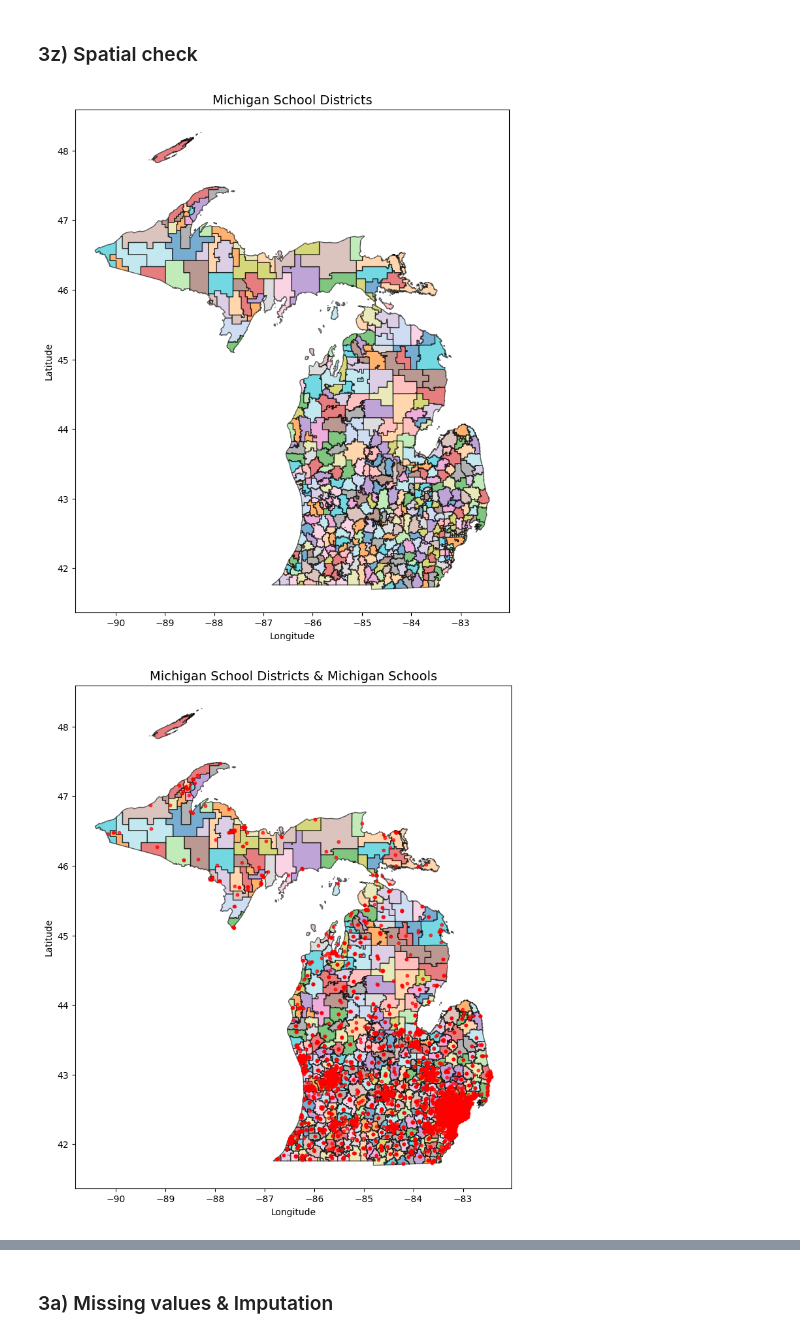
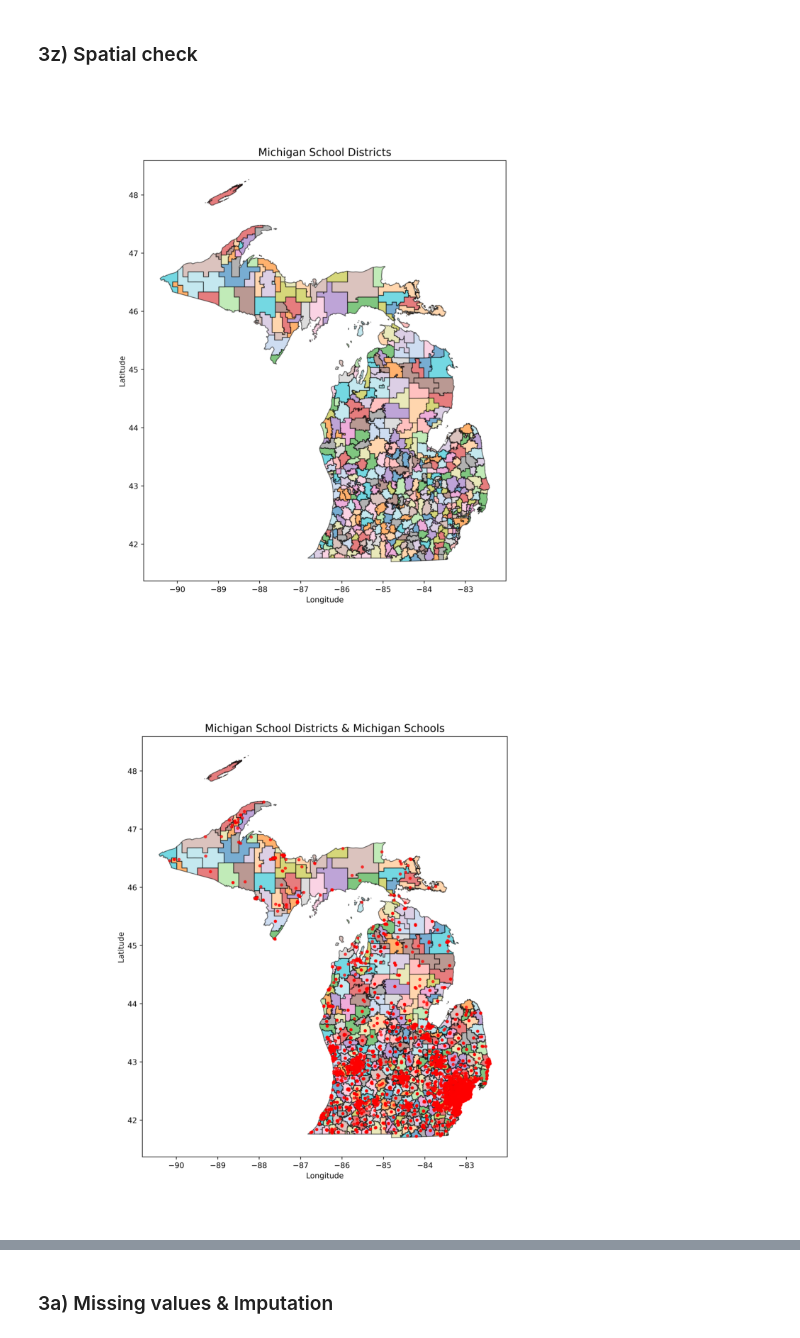
Before and after one commit to nikolozjaghiashvili/michigan-real-estate-project, a Jupyter notebook: main.ipynb, the cells around one changed output, grey strips where cells are left out. Saved outputs shown, nothing was run; the diff lists cells and outputs as text; code cells hidden in the pictures.

Commit message:
Fixed chart caching. Added exploratiory analysis for df_parcel. improved random forest model. Added RF partial dependecy plots

```diff
--- a/main.ipynb
+++ b/main.ipynb
@@ -62,7 +64,7 @@ from sklearn.ensemble import RandomForestRegressor
 ### 1b) Notebook toggles
 # %%
 regenerate_tables = False
-regenerate_charts = True
+regenerate_charts = False
 random_state = 42
 # %% [markdown]
 ## 2) Run data pipeline
@@ -138,5 +139,2 @@ else:
 # %% [markdown]
 ### 2c) Run location data pipeline
-# %%
-df_district_location = get_district_location()
-df_school_location = get_school_location()
@@ -160,0 +141,21 @@ df_school_location = get_school_location()
+# %%
+required_files = ['resources/data/district_location.pkl', 'resources/data/school_location.pkl']
+input_files = {'district_shapefile':"resources/data/school_district_map/School_District.shp"}
+
+if all(os.path.exists(file) for file in required_files) and regenerate_tables == False:
+    print("✅ Required files found. Running secondary run...")
+    df_district_location = pd.read_pickle("resources/data/district_location.pkl")
+    df_school_location = pd.read_pickle("resources/data/school_location.pkl")
+
+elif all(os.path.exists(file) for file in input_files.values()):
+    print("🚀 Required files not found. Running initial run...")
+
+    df_district_location = get_district_location(shapefile_path = input_files['district_shapefile'],
+                                                 pkl_save = True,
+                                                 pkl_path = 'resources/data/district_location.pkl')
+    df_school_location = get_school_location(pkl_save = True,
+                                             pkl_path = 'resources/data/school_location.pkl')
+
+    print("✅ Initial run complete. Required files should now be saved.")
+else:
+    print("❌ Input files not found. Donwload input files or update input_files dictionary.")
@@ -163,43 +193,37 @@ df_school_location = get_school_location()
 # %% [markdown]
 ### 3z) Spatial check
 # %%
-if regenerate_charts == True:
+chart_name = "resources/charts/michigan_school_districts.png"
+
+if regenerate_charts == False and os.path.exists(chart_name):
+    render_plot(chart_name).show()
+else:
     fig, ax = plt.subplots(figsize=(10, 10))
     df_district_location.plot(ax=ax, edgecolor='black', cmap='tab20', alpha=0.6)
 
     ax.set_title("Michigan School Districts", fontsize=14)
     ax.set_xlabel("Longitude")
     ax.set_ylabel("Latitude")
     plt.show()
-    fig.savefig("resources/charts/michigan_school_districts.png", dpi=500)
-else:
-    img = Image.open("resources/charts/michigan_school_districts.png")
-    fig, ax = plt.subplots(figsize=(10, 10))
-    ax.imshow(img)
-    ax.axis("off")
-    plt.show()
+    fig.savefig(chart_name, dpi=500)
 # %% [output]
-[figure, old version]
+[figure, new version]
 # %%
-if regenerate_charts == True:
+chart_name = "resources/charts/michigan_school_districts_and_schools.png"
+
+if regenerate_charts == False and os.path.exists(chart_name):
+    render_plot(chart_name).show()
+else:
     fig, ax = plt.subplots(figsize=(10, 10))
     df_district_location.plot(ax=ax, edgecolor="black", cmap="tab20", alpha=0.6)
     df_school_location.plot(
         ax=ax, marker="o", color="red", markersize=10, alpha=0.7, label="Schools"
     )
-
     ax.set_title("Michigan School Districts & Michigan Schools", fontsize=14)
     ax.set_xlabel("Longitude")
     ax.set_ylabel("Latitude")
-
     plt.show()
-    fig.savefig("resources/charts/michigan_school_districts_and_schools.png", dpi=500)
-else:
-    img = Image.open("resources/charts/michigan_school_districts_and_schools.png")
-    fig, ax = plt.subplots(figsize=(10, 10))
-    ax.imshow(img)
-    ax.axis("off")
-    plt.show()
+    fig.savefig(chart_name, dpi=500)
 # %% [output]
-[figure, old version]
+[figure, new version]
 # %%
```
Also changed, not shown: parts of 33 cells of this notebook, 11 other files.
